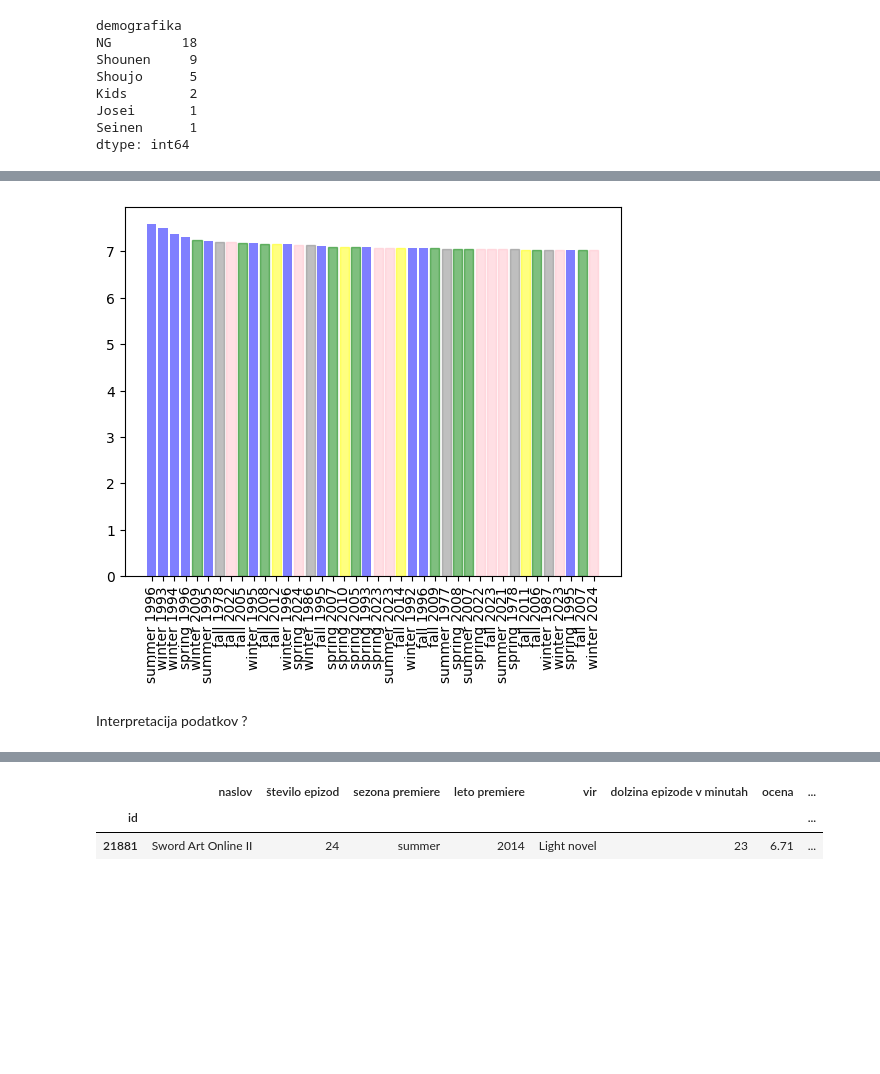
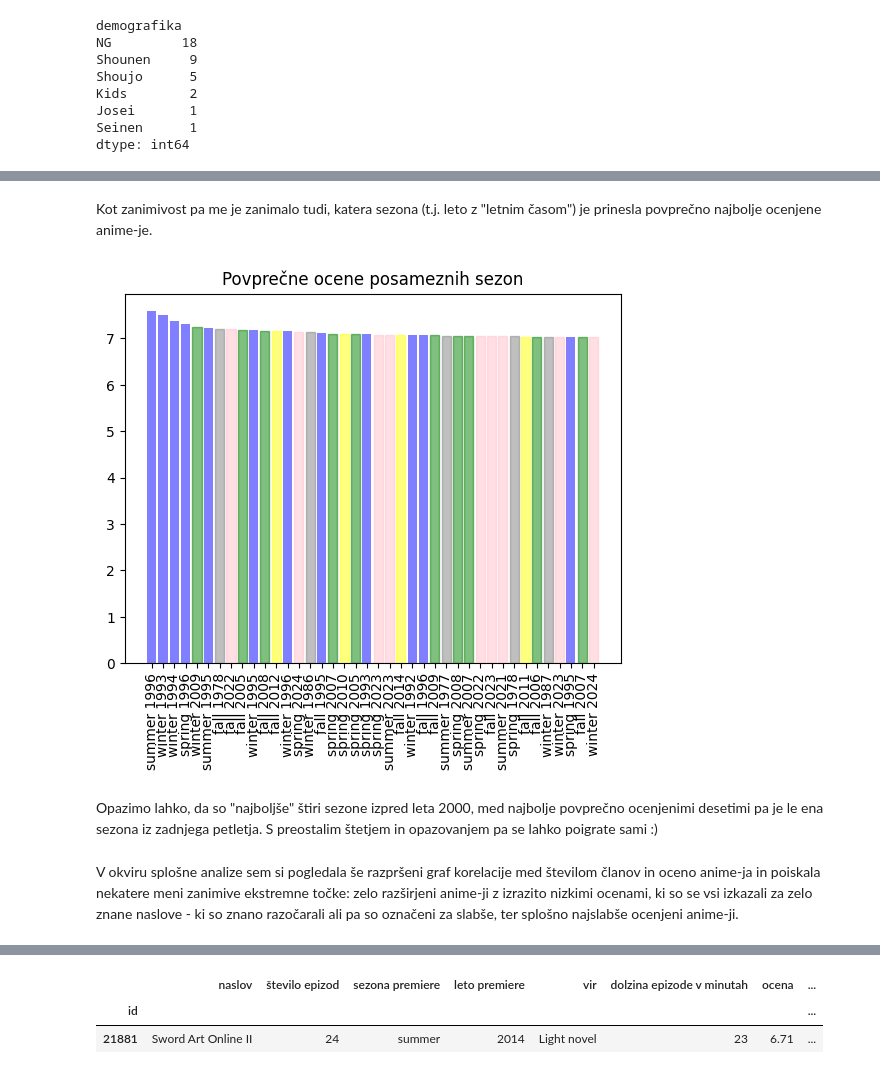
Before and after one commit to lrozman/Projektna-naloga-UVP---Rozman-Lara, a Jupyter notebook: analiza.ipynb, the cells around one changed output, grey strips where cells are left out. Cells and saved outputs as stored; diff of their text form; code cells hidden in the pictures; blank space fills up the shorter version.

Commit message:
Urejanje datoteke analiza.ipynb (popravki v vrstnem redu, izbris nekaterih nepomembnosti, dodani naslovi in ponekod imena osi grafov itd.), napisani spremni markdown-bloki do analize žanrov.

```diff
--- a/analiza.ipynb
+++ b/analiza.ipynb
@@ -601,25 +302,33 @@ podtabela_sezone.groupby("sezona")["ocena"].mean().sort_values(ascending=False).
+# %% [markdown]
+Kot zanimivost pa me je zanimalo tudi, katera sezona (t.j. leto z "letnim časom") je prinesla povprečno najbolje ocenjene anime-je.
 # %%
+podtabela_sezone = VSI_ANIME[["sezona premiere", "leto premiere", "ocena", "člani"]].copy()
+podtabela_sezone["sezona"] = podtabela_sezone["sezona premiere"] + ' ' + podtabela_sezone["leto premiere"].apply(str)
+
 def plot_color_sezone(data):
     bars = plt.bar(x=data.index, height=data.ocena, color='blue', alpha=0.5)
     for idx, sezona in enumerate(data.index):
         sez, leto = sezona.split()
         if int(leto) < 1990:
             bars[idx].set_color(c="grey")
         if 2010 > int(leto) >= 2000:
             bars[idx].set_color(c='green')
         if 2020 > int(leto) >= 2010:
             bars[idx].set_color(c="yellow")
         if int(leto) >= 2020:
             bars[idx].set_color(c="pink")
     plt.xticks(rotation = 90)
+    plt.title("Povprečne ocene posameznih sezon")
 
 df_sezone = pd.DataFrame({
     "ocena": podtabela_sezone.groupby("sezona")["ocena"].mean().sort_values(ascending=False).head(40)
 })
 
 plot_color_sezone(df_sezone)
 # %% [output]
-[figure, old version]
+[figure, new version]
-# %% [markdown]
-Interpretacija podatkov ?
+# %% [markdown]
+Opazimo lahko, da so "najboljše" štiri sezone izpred leta 2000, med najbolje povprečno ocenjenimi desetimi pa je le ena sezona iz zadnjega petletja. S preostalim štetjem in opazovanjem pa se lahko poigrate sami :)
+# %% [markdown]
+V okviru splošne analize sem si pogledala še razpršeni graf korelacije med številom članov in oceno anime-ja in poiskala nekatere meni zanimive ekstremne točke: zelo razširjeni anime-ji z izrazito nizkimi ocenami, ki so se vsi izkazali za zelo znane naslove - ki so znano razočarali ali pa so označeni za slabše, ter splošno najslabše ocenjeni anime-ji.
 # %%
```
Also changed, not shown: parts of 82 cells of this notebook.
